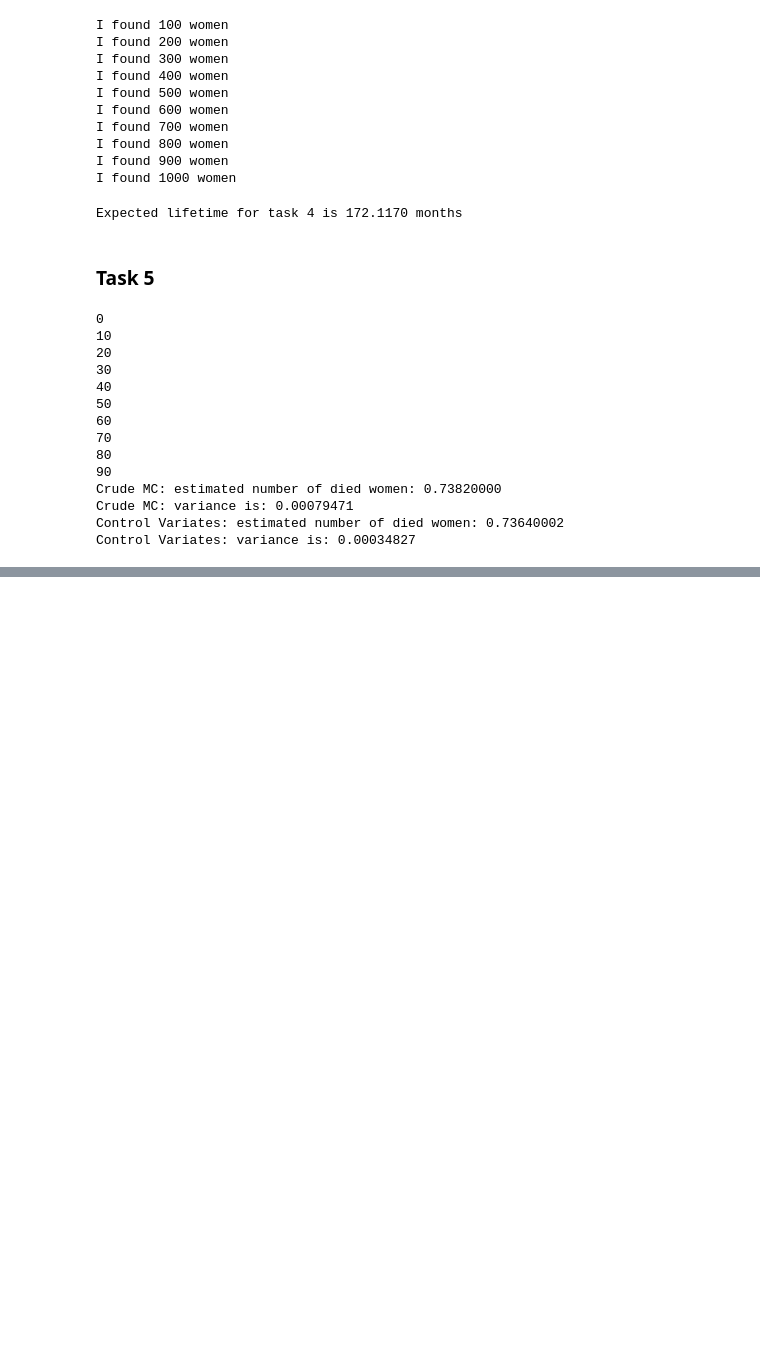
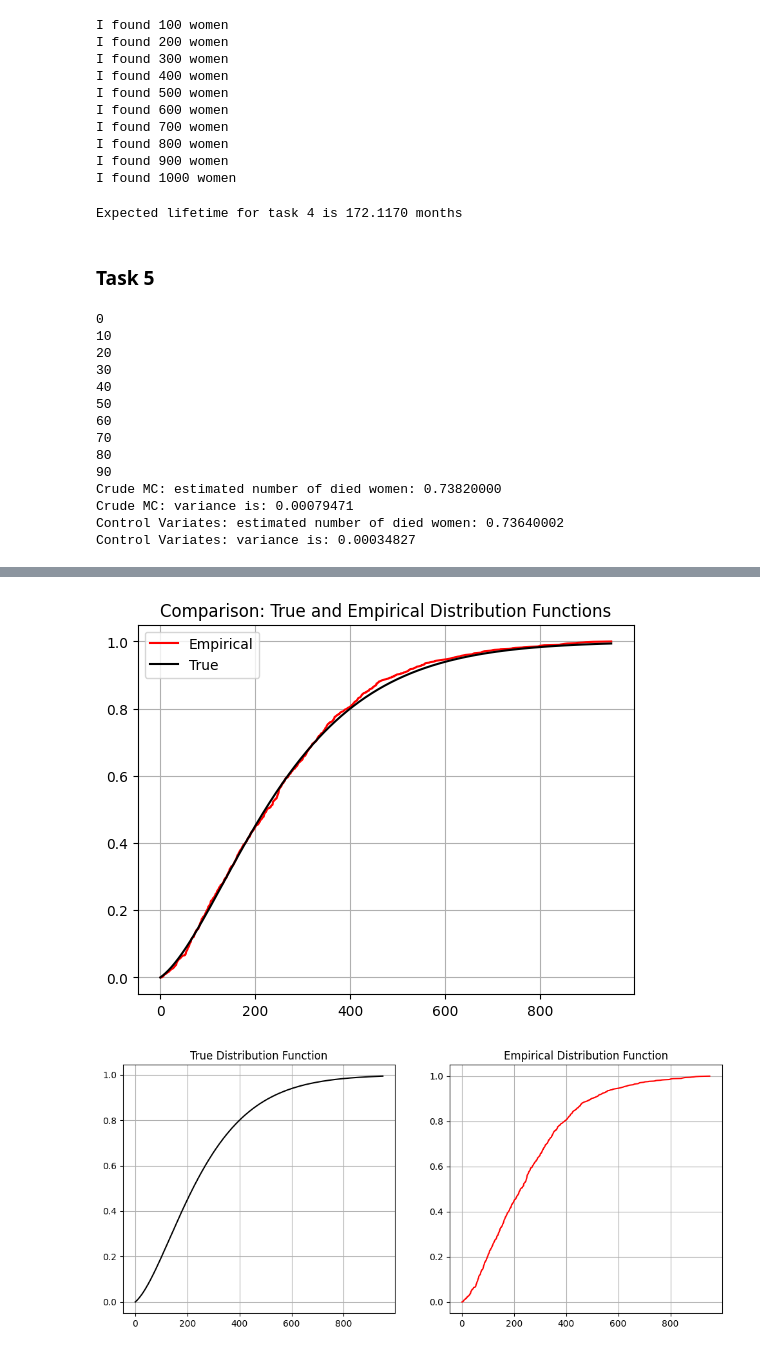
Before and after one commit to SigurdThorlund/02443-stochastic-simulation, a Jupyter notebook: project/project_1_giacomo.ipynb, the cells around one changed output, grey strips where cells are left out. Saved outputs shown, nothing was run; the diff lists cells and outputs as text; code cells hidden in the pictures; blank space fills up the shorter version.

```diff
--- a/project/project_1_giacomo.ipynb
+++ b/project/project_1_giacomo.ipynb
@@ -188,0 +262,32 @@ Control Variates: variance is: 0.00034827
+# %%
+def ct_phase_type_distr(t, init):
+    Qs = Q[:4,:4]
+    expQst = sp.linalg.expm(Qs*t)
+    return 1 - init @ expQst @ np.ones(4)
+# %%
+women = 1000
+lifetimes, _ = simulate_lifetimes_CTMC(n = women)
+
+empirical_F = np.cumsum(lifetimes)
+plt.plot(np.sort(lifetimes), np.linspace(0, 1, n), color = 'red', label = 'Empirical')
+
+p0 = np.array([1,0,0,0])
+x = np.linspace(0,np.max(lifetimes),1000)
+y = [ct_phase_type_distr(i, p0) for i in x]
+plt.plot(x, y, color = 'black', label = 'True')
+plt.grid()
+plt.legend()
+plt.title('Comparison: True and Empirical Distribution Functions')
+plt.show()
+
+fig, axs = plt.subplots(1,2, figsize = (12,5))
+axs[0].plot(x, y, color = 'black', label = 'True')
+axs[0].grid()
+axs[0].set_title('True Distribution Function')
+axs[1].plot(np.sort(lifetimes), np.linspace(0, 1, n), color = 'red', label = 'Empirical')
+axs[1].grid()
+axs[1].set_title('Empirical Distribution Function')
+plt.show()
+# %% [output]
+[figure, added]
+[figure, added]
```
Also changed, not shown: parts of 24 cells of this notebook.
